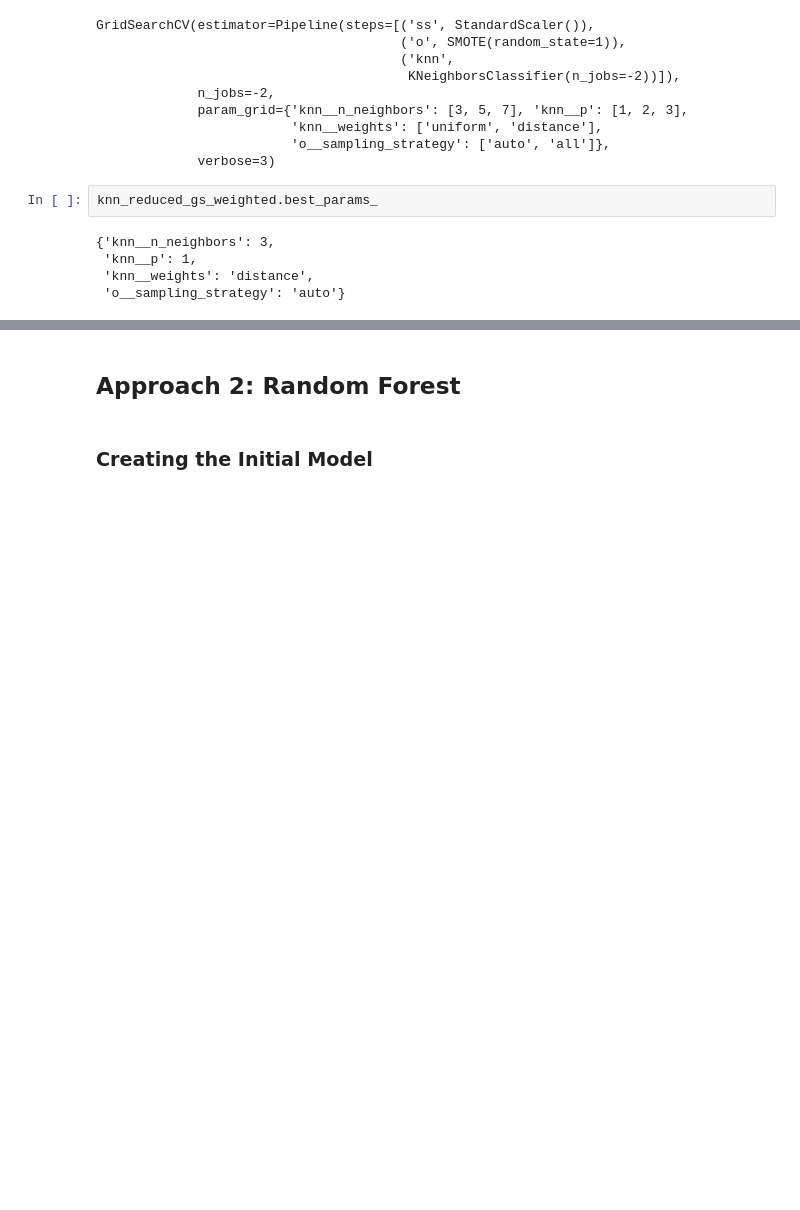
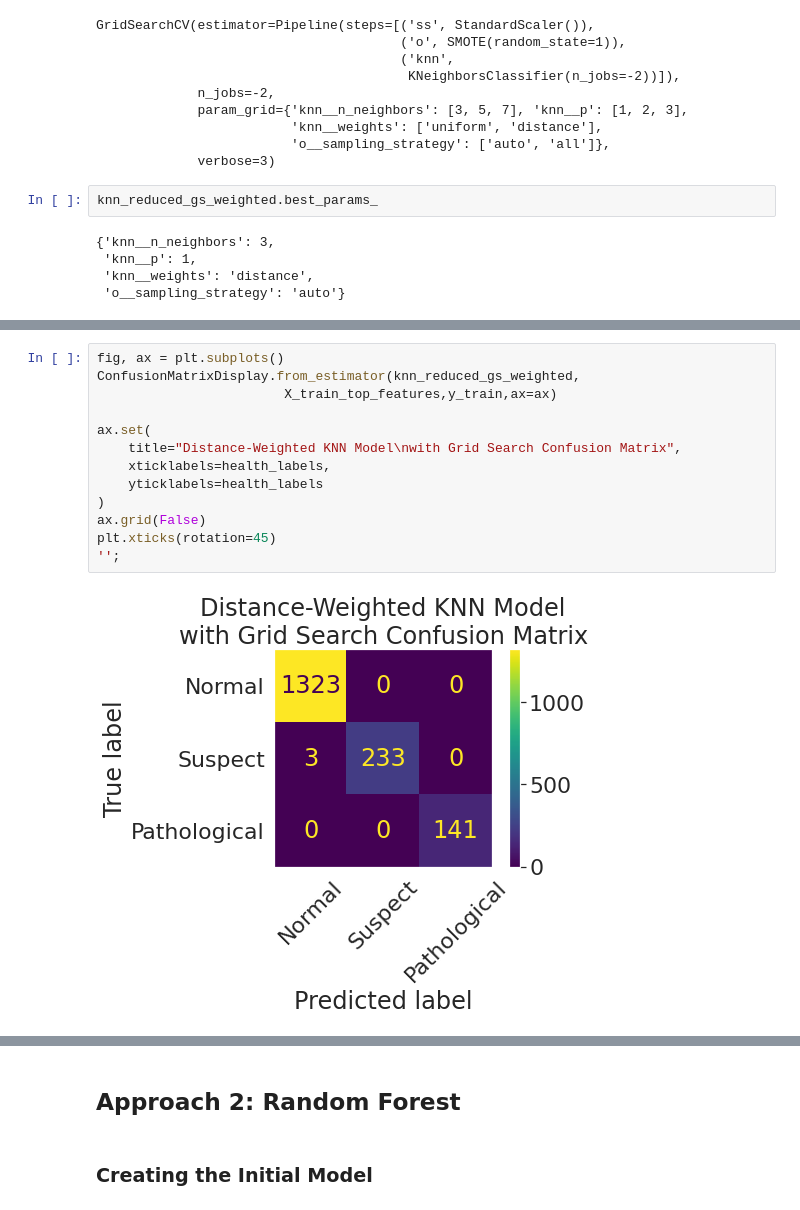
Before and after one commit to ParkedHampster/Fetal-Health-Classification-Prediction, a Jupyter notebook: scratch_books/scratch.ipynb, the cells around one changed output, grey strips where cells are left out. Drawn from its saved outputs; the diff is of its cells as text; blank space fills up the shorter version.

```diff
--- a/scratch_books/scratch.ipynb
+++ b/scratch_books/scratch.ipynb
@@ -618,3 +618,18 @@ Model recall:         0.9957627118644069
 Median ROC AUC score: 0.9999926511240845
 Cross Val Score:      0.8804729572612573
 [figure]
+# %%
+fig, ax = plt.subplots()
+ConfusionMatrixDisplay.from_estimator(knn_reduced_gs_weighted,
+                        X_train_top_features,y_train,ax=ax)
+
+ax.set(
+    title="Distance-Weighted KNN Model\nwith Grid Search Confusion Matrix",
+    xticklabels=health_labels,
+    yticklabels=health_labels
+)
+ax.grid(False)
+plt.xticks(rotation=45)
+'';
+# %% [output]
+[figure, added]
```
Also changed, not shown: parts of 20 cells of this notebook, 1 other file.
